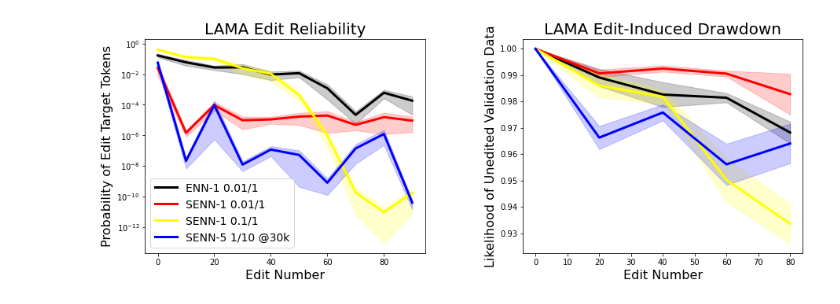
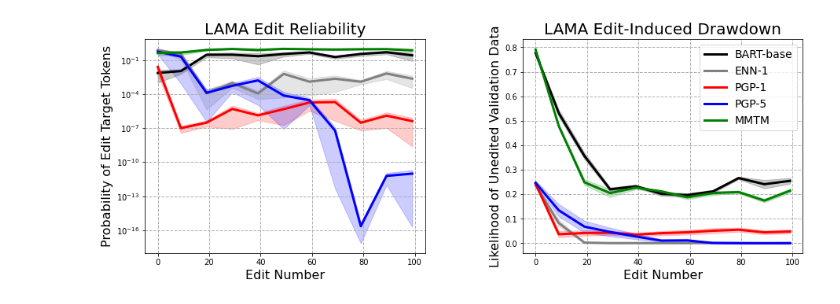
Before and after one commit to spencerbraun/editable_nlp, a Jupyter notebook: plots/cloze.ipynb, the cells around one changed output. Drawn from its saved outputs; the diff is of its cells as text; code cells hidden in the pictures.

Commit message:
Update lama plots

```diff
--- a/plots/cloze.ipynb
+++ b/plots/cloze.ipynb
@@ -8,22 +8,27 @@ import matplotlib.ticker as mticker
 import numpy as np
 import pandas as pd
 # %%
-enn1a = pd.read_csv("/iris/u/em7/code/editable_nlp/eval/edit_success_20210525.12.05.1621970283_bart-base_cloze_lama_epoch0_ts40000.2021-05-24_20-21-05-594534OozFN")
-enn1b = pd.read_csv("/iris/u/em7/code/editable_nlp/eval/edit_success_20210525.12.05.1621972499_bart-base_cloze_lama_epoch0_ts40000.2021-05-24_20-22-06-032574KMDAu")
-senn1a = pd.read_csv("/iris/u/em7/code/editable_nlp/eval/edit_success_20210525.12.05.1621969215_bart-base_cloze_lama_split_epoch0_ts40000.2021-05-24_20-21-36-151965uTkCl")
-senn5a = pd.read_csv("/iris/u/em7/code/editable_nlp/eval/edit_success_20210525.12.05.1621971288_bart-base_cloze_lama_split_epoch0_ts30000.2021-05-24_21-24-00-204291diZRJ")
-senn1b = pd.read_csv("/iris/u/em7/code/editable_nlp/eval/edit_success_20210525.12.05.1621970817_bart-base_cloze_lama_split_epoch0_ts40000.2021-05-24_21-16-25-618252jVDEB")
+path = 'lama/'
+finetune = pd.read_csv(path + "edit_success_20210527.16.05.1622157123_bart-base_epoch0_ts40000.2021-05-26_10-49-10-193575oIaiD")
+mmtm = pd.read_csv(path + "edit_success_mmtm0.0005_20210527.11.05.1622141346_bart-base_epoch0_ts50000.2021-05-26_10-49-10-193575oIaiD")
+enn1a = pd.read_csv(path + "edit_success_20210527.13.05.1622146158_bart-base_cloze_lama_epoch0_ts40000.2021-05-24_20-21-05-594534OozFN")
+# enn1b = pd.read_csv(path + "edit_success_20210525.12.05.1621972499_bart-base_cloze_lama_epoch0_ts40000.2021-05-24_20-22-06-032574KMDAu")
+senn1a = pd.read_csv(path + "edit_success_20210527.15.05.1622154200_bart-base_cloze_lama_split_epoch0_ts40000.2021-05-24_20-21-36-151965uTkCl")
+senn5a = pd.read_csv(path + "edit_success_20210527.15.05.1622154279_bart-base_cloze_lama_split_epoch0_ts30000.2021-05-24_21-24-00-204291diZRJ")
+# senn1b = pd.read_csv(path + "edit_success_20210527.15.05.1622154157_bart-base_cloze_lama_split_epoch0_ts40000.2021-05-24_21-16-25-618252jVDEB")
 # %%
 data = [
-    {"data": enn1a, "opts": { "label": "ENN-1 0.01/1", "color": "black", "linewidth": 3} },
+    {"data": finetune, "opts": {"label": "BART-base", "color": "black", "linewidth": 3} },
+    {"data": enn1a, "opts": { "label": "ENN-1", "color": "gray", "linewidth": 3} },  # 0.01/1
 #    {"data": enn1b, "opts": { "label": "ENN-1 0.1/1", "color": "gray", "linewidth": 3} },
-    {"data": senn1a, "opts": { "label": "SENN-1 0.01/1", "color": "red", "linewidth": 3} },
-    {"data": senn5a, "opts": { "label": "SENN-1 0.1/1", "color": "yellow", "linewidth": 3} },
-    {"data": senn1b, "opts": { "label": "SENN-5 1/10 @30k", "color": "blue", "linewidth": 3} },
+    {"data": senn1a, "opts": { "label": "PGP-1", "color": "red", "linewidth": 3} },  #  0.01/1
+#     {"data": senn1b, "opts": { "label": "PGP-1 1/10", "color": "yellow", "linewidth": 3} },
+    {"data": senn5a, "opts": { "label": "PGP-5", "color": "blue", "linewidth": 3} },  # 1/10 @30k
+    {"data": mmtm, "opts": { "label": "MMTM", "color": "green", "linewidth": 3} }  # 5e-4
 ]
 # %%
 spacing = 10
-spacing_function = lambda x: int(x /spacing) * spacing
+spacing_function = lambda x: int(x /spacing + 1) * spacing
 n_vis = 100
 
 for d in data:
@@ -35,44 +40,50 @@ matplotlib.rcParams["axes.titlesize"] = 20
 matplotlib.rcParams["axes.labelsize"] = 16
 matplotlib.rcParams["legend.fontsize"] = 14
 # %%
-filter_query = f'edit_step == 1 and edit_number < {n_vis}'
 mean_exp = lambda x: np.mean(np.exp(x))
 sem_exp = lambda x: np.exp(x).std() / x.shape[0]**0.5
 def edit_metrics(frame):
+    filter_query = f'edit_step == {frame.edit_step.max()} and edit_number < {n_vis} and (edit_number % 10 == 9 or edit_number == 0)'
     return (
-        frame.query(filter_query).groupby("grouping").logits.apply(mean_exp),
-        frame.query(filter_query).groupby("grouping").logits.apply(sem_exp)
+        frame.query(filter_query).groupby("edit_number").logits.apply(mean_exp),
+        frame.query(filter_query).groupby("edit_number").logits.apply(sem_exp)
     )
 
 def drawdown_metrics(frame):
     return (
         frame.loc[~frame.new_lp.isna()].groupby("edit_number").new_lp.apply(mean_exp),
         frame.loc[~frame.new_lp.isna()].groupby("edit_number").new_lp.apply(sem_exp)
     )
 
 fig, ax = plt.subplots(1,2,figsize=(15,5))
 for d in data:
     mean, sem = edit_metrics(d["data"])
     ax[0].plot(mean, **d["opts"])
     ax[0].fill_between(mean.index, mean-sem, mean+sem, color=d["opts"]["color"], alpha=0.2)
 
     mean, sem = drawdown_metrics(d["data"])
     ax[1].plot(mean, **d["opts"])
     ax[1].fill_between(mean.index, mean-sem, mean+sem, color=d["opts"]["color"], alpha=0.2)
 
 ax[0].set_title("LAMA Edit Reliability")
 ax[0].set_ylabel("Probability of Edit Target Tokens")
 ax[0].set_xlabel("Edit Number")
 
 ax[1].set_title("LAMA Edit-Induced Drawdown")
 ax[1].set_ylabel("Likelihood of Unedited Validation Data")
 ax[1].set_xlabel("Edit Number")
 
 
 ax[0].set_yscale("log")
 # ax[1].set_yscale("log")
+# ax[0].set_ylim(bottom=10e-7)
 
-ax[0].legend()
+
+ax[1].legend()
+ax[0].grid(linestyle="--", linewidth=1)
+ax[1].grid(linestyle="--", linewidth=1)
 plt.subplots_adjust(wspace=0.35)
+
+plt.savefig('lama.pdf')
 # %% [output]
-[figure, old version]
+[figure, new version]
```
Also changed, not shown: 12 other files.
